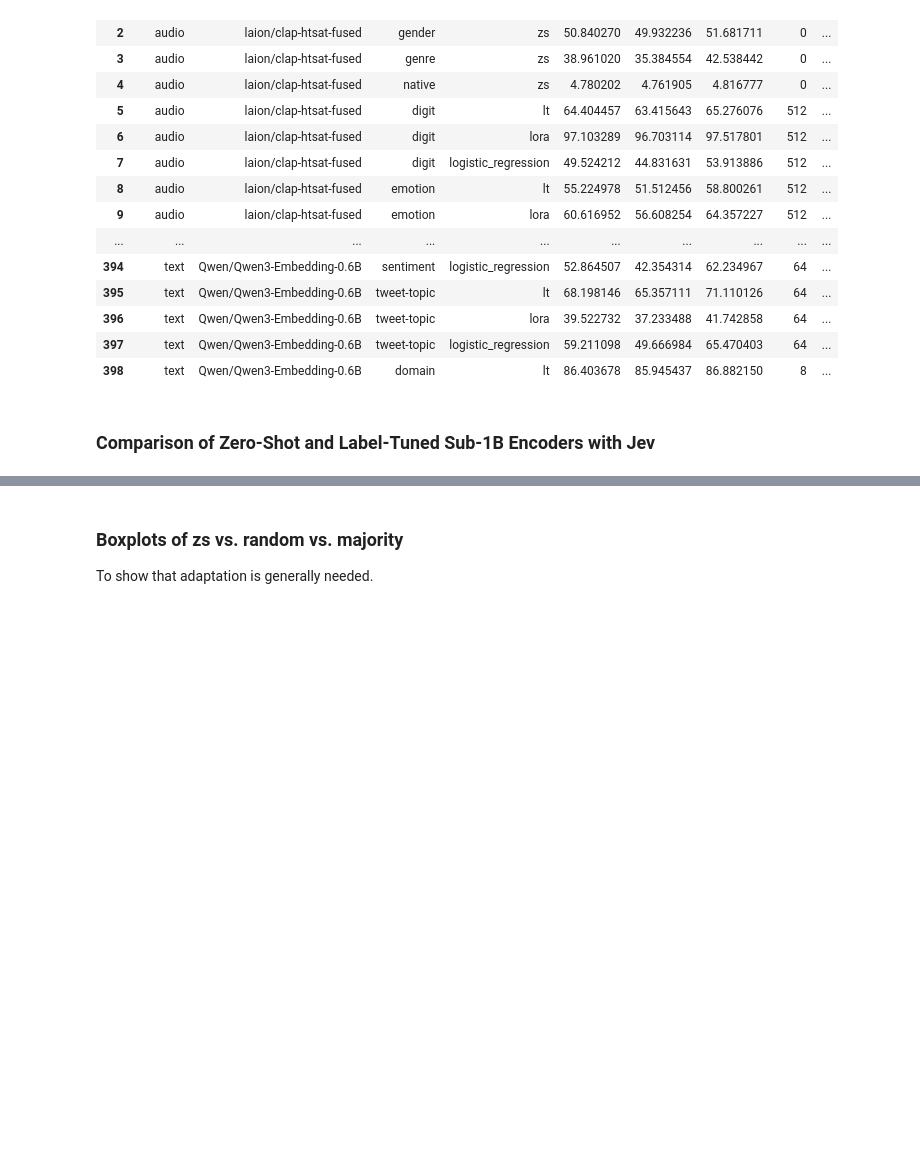
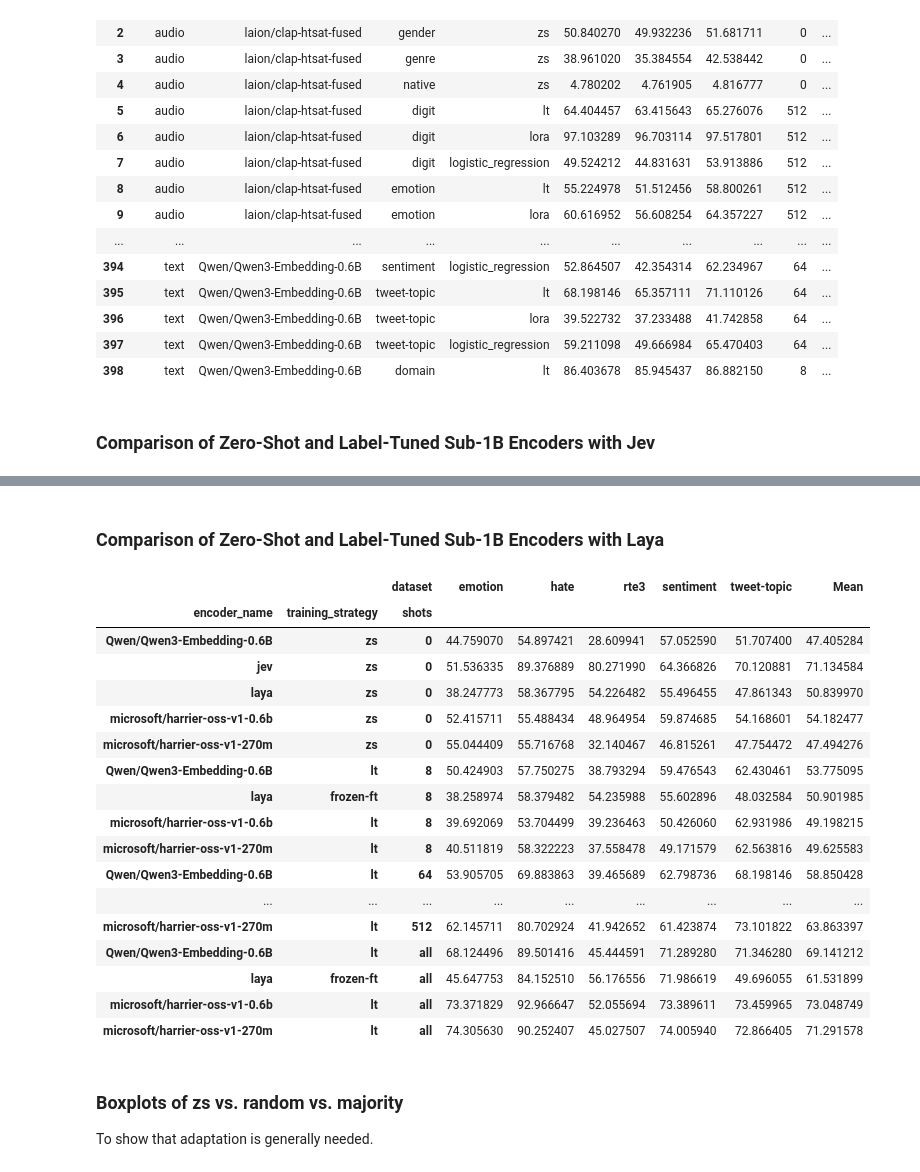
Before and after one commit to jogonba2/delt, a Jupyter notebook: assets/results/inspect_results.ipynb, the cells around one changed output, grey strips where cells are left out. Saved outputs shown, nothing was run; the diff lists cells and outputs as text; code cells hidden in the pictures; blank space fills up the shorter version.

```diff
--- a/assets/results/inspect_results.ipynb
+++ b/assets/results/inspect_results.ipynb
@@ -81,6 +82,59 @@ pivot_df.style.highlight_max(
 | Qwen/Qwen3-Embedding-0.6B | lt | all | 96.235704 | 68.124496 | 89.501416 | 65.440090 | 45.444591 | 71.289280 | 71.346280 |
 | microsoft/harrier-oss-v1-0.6b | lt | all | 97.423804 | 73.371829 | 92.966647 | 69.186409 | 52.055694 | 73.389611 | 73.459965 |
 | microsoft/harrier-oss-v1-270m | lt | all | 96.699964 | 74.305630 | 90.252407 | 66.504658 | 45.027507 | 74.005940 | 72.866405 |
+# %% [markdown]
+### Comparison of Zero-Shot and Label-Tuned Sub-1B Encoders with Laya
+# %%
+# domain and intent removed due to laya API limitations in number of labels
+text_df = df[
+    (df["modality"] == "text") &
+    (df["training_strategy"].isin(["zs", "lt", "frozen-ft"]))
+][["encoder_name", "dataset", "training_strategy", "shots", "macro_f1"]]
+
+# Convert shots to a numeric sorting key.
+# "all" goes last.
+text_df["shots_sort"] = pd.to_numeric(
+    text_df["shots"], errors="coerce"
+).fillna(float("inf"))
+
+pivot_df = (
+    text_df
+    .pivot(
+        index=["encoder_name", "training_strategy", "shots", "shots_sort"],
+        columns="dataset",
+        values="macro_f1"
+    )
+    .sort_index(level="shots_sort")
+    .droplevel("shots_sort")
+    .drop(columns=["intent", "domain"], errors="ignore")
+)
+
+# Row-wise mean across the remaining datasets, appended as the last column
+pivot_df["Mean"] = pivot_df.mean(axis=1)
+
+pivot_df.style.highlight_max(
+    axis=0,
+    props="font-weight: bold;"
+)
+# %% [output]
+|  |  | dataset | emotion | hate | rte3 | sentiment | tweet-topic | Mean |
+| encoder_name | training_strategy | shots |  |  |  |  |  |  |
+| Qwen/Qwen3-Embedding-0.6B | zs | 0 | 44.759070 | 54.897421 | 28.609941 | 57.052590 | 51.707400 | 47.405284 |
+| jev | zs | 0 | 51.536335 | 89.376889 | 80.271990 | 64.366826 | 70.120881 | 71.134584 |
+| laya | zs | 0 | 38.247773 | 58.367795 | 54.226482 | 55.496455 | 47.861343 | 50.839970 |
+| microsoft/harrier-oss-v1-0.6b | zs | 0 | 52.415711 | 55.488434 | 48.964954 | 59.874685 | 54.168601 | 54.182477 |
+| microsoft/harrier-oss-v1-270m | zs | 0 | 55.044409 | 55.716768 | 32.140467 | 46.815261 | 47.754472 | 47.494276 |
+| Qwen/Qwen3-Embedding-0.6B | lt | 8 | 50.424903 | 57.750275 | 38.793294 | 59.476543 | 62.430461 | 53.775095 |
+| laya | frozen-ft | 8 | 38.258974 | 58.379482 | 54.235988 | 55.602896 | 48.032584 | 50.901985 |
+| microsoft/harrier-oss-v1-0.6b | lt | 8 | 39.692069 | 53.704499 | 39.236463 | 50.426060 | 62.931986 | 49.198215 |
+| microsoft/harrier-oss-v1-270m | lt | 8 | 40.511819 | 58.322223 | 37.558478 | 49.171579 | 62.563816 | 49.625583 |
+| Qwen/Qwen3-Embedding-0.6B | lt | 64 | 53.905705 | 69.883863 | 39.465689 | 62.798736 | 68.198146 | 58.850428 |
+| ... | ... | ... | ... | ... | ... | ... | ... | ... |
+| microsoft/harrier-oss-v1-270m | lt | 512 | 62.145711 | 80.702924 | 41.942652 | 61.423874 | 73.101822 | 63.863397 |
+| Qwen/Qwen3-Embedding-0.6B | lt | all | 68.124496 | 89.501416 | 45.444591 | 71.289280 | 71.346280 | 69.141212 |
+| laya | frozen-ft | all | 45.647753 | 84.152510 | 56.176556 | 71.986619 | 49.696055 | 61.531899 |
+| microsoft/harrier-oss-v1-0.6b | lt | all | 73.371829 | 92.966647 | 52.055694 | 73.389611 | 73.459965 | 73.048749 |
+| microsoft/harrier-oss-v1-270m | lt | all | 74.305630 | 90.252407 | 45.027507 | 74.005940 | 72.866405 | 71.291578 |
 # %% [markdown]
 ### Boxplots of zs vs. random vs. majority
 To show that adaptation is generally needed.
```
Also changed, not shown: parts of 3 cells of this notebook, 1 other file.
